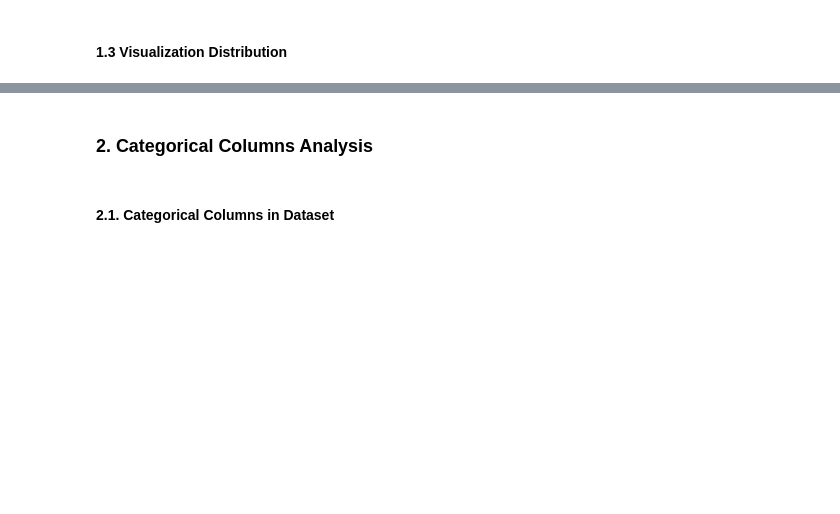
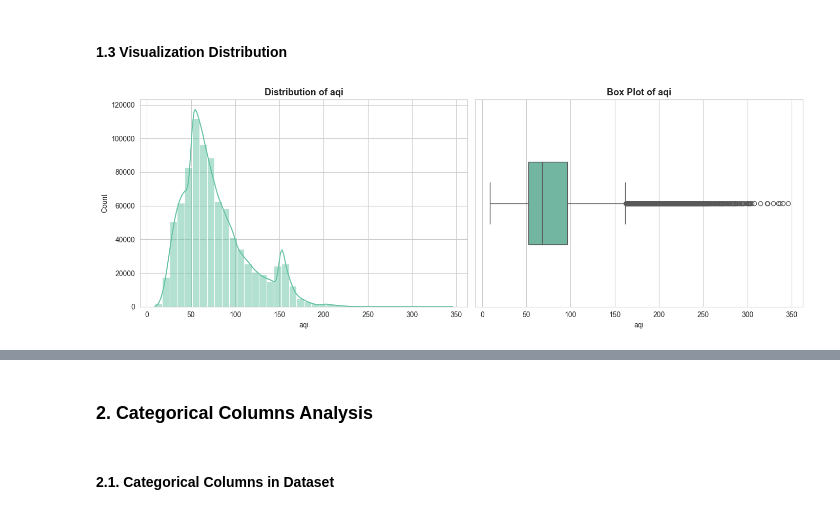
Before and after one commit to TrNguyenMQuan/VietNam_PM2.5_Forecasting, a Jupyter notebook: notebooks/data_exploration.ipynb, the cells around one changed output, grey strips where cells are left out. Cells and saved outputs as stored; diff of their text form; code cells hidden in the pictures; blank space fills up the shorter version.

Commit message:
analysis: add EDA visualizations and insights

```diff
--- a/notebooks/data_exploration.ipynb
+++ b/notebooks/data_exploration.ipynb
@@ -386,3 +387,7 @@ dtype: object
 ### 1. Numerical Columns Analysis
 # %% [markdown]
 #### 1.1 Numerical Columns in Dataset
+# %%
+numeric_cols = df_processed.select_dtypes(include=[np.number]).columns.tolist()
+print(f"There are {len(numeric_cols)} numeric columns.")
+print(numeric_cols)
@@ -391,2 +512,40 @@ dtype: object
 # %% [markdown]
 #### 1.3 Visualization Distribution
+# %%
+palette = sns.color_palette("Set2", len(numeric_cols))
+sns.set_style("whitegrid")
+
+def plot_numerical_distribution_and_boxplot(col, i):
+    color = palette[i]
+    fig, axes = plt.subplots(1, 2, figsize=(14, 5))
+
+    # Histogram
+    sns.histplot(
+        data=df_processed,
+        x=col,
+        kde=True,
+        bins=40,
+        ax=axes[0],
+        color=color,
+        edgecolor="white"
+    )
+    axes[0].set_title(f'Distribution of {col}', fontsize=13, weight='bold')
+    axes[0].set_xlabel(col)
+
+    # Boxplot
+    sns.boxplot(
+        data=df_processed,
+        x=col,
+        ax=axes[1],
+        color=color,
+        width=0.4
+    )
+    axes[1].set_title(f'Box Plot of {col}', fontsize=13, weight='bold')
+    axes[1].set_xlabel(col)
+
+    plt.tight_layout()
+    plt.show()
+# %%
+plot_numerical_distribution_and_boxplot(numeric_cols[0], 0)
+# %% [output]
+[figure, added]
```
Also changed, not shown: parts of 83 cells of this notebook, 3 other files.
